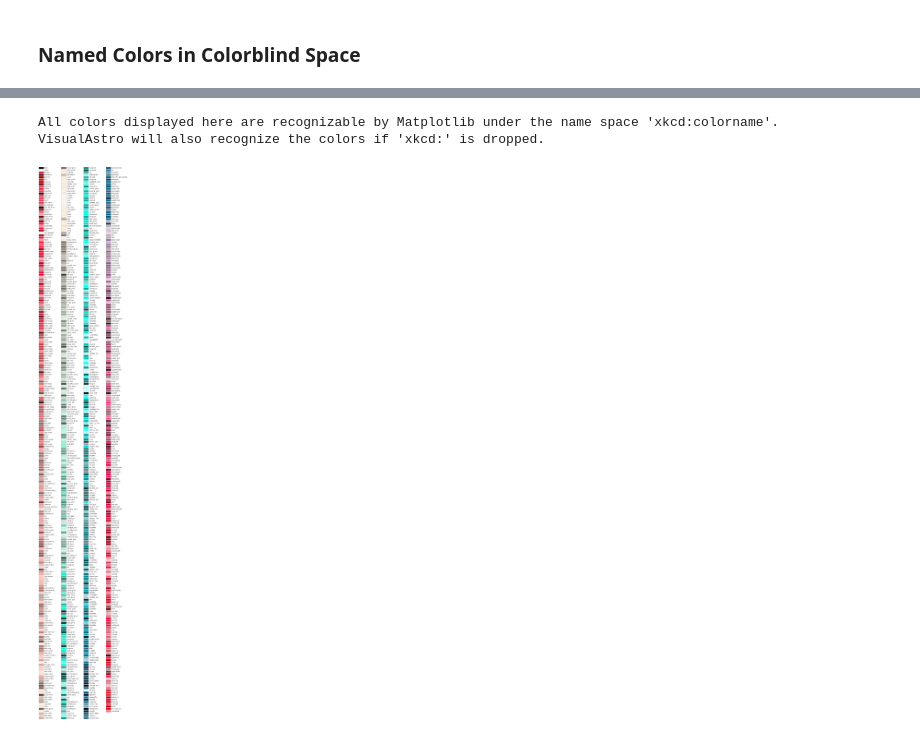
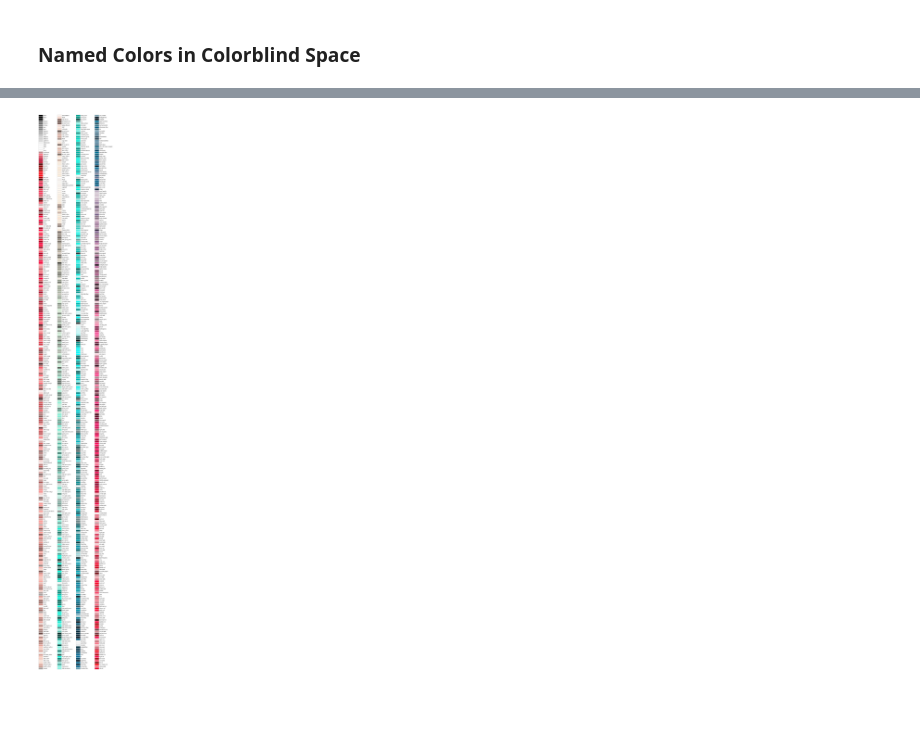
Before and after one commit to elkogerville/VisualAstro, a Jupyter notebook: examples/color_guide.ipynb, the cells around one changed output, grey strips where cells are left out. Drawn from its saved outputs; the diff is of its cells as text; code cells hidden in the pictures; blank space fills up the shorter version.

```diff
--- a/examples/color_guide.ipynb
+++ b/examples/color_guide.ipynb
@@ -192,6 +205,4 @@ va.help.named_colors(cvd_type='d')
 # %%
-va.help.xkcd_colors(cvd_type='t')
+va.help.all_colors(cvd_type='t')
 # %% [output]
-All colors displayed here are recognizable by Matplotlib under the name space 'xkcd:colorname'.
-VisualAstro will also recognize the colors if 'xkcd:' is dropped.
-[figure, old version]
+[figure, new version]
```
Also changed, not shown: parts of 9 cells of this notebook, 1 other file.
